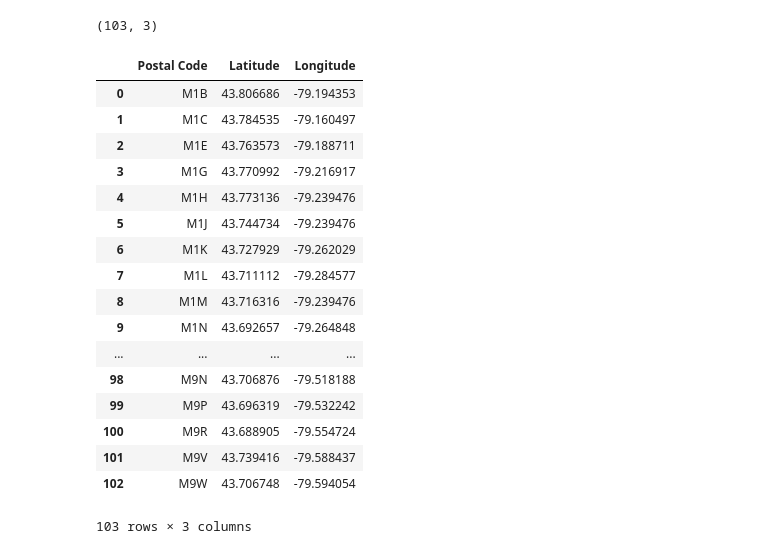
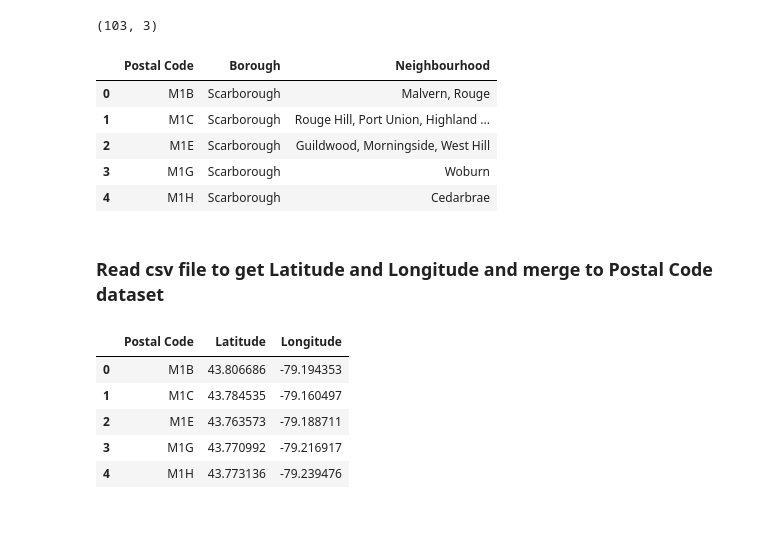
Before and after one commit to Megan-2019/Coursera_Capstone, a Jupyter notebook: Capstone-Week3.ipynb, the cells around one changed output. Cells and saved outputs as stored; diff of their text form; code cells hidden in the pictures; blank space fills up the shorter version.

```diff
--- a/Capstone-Week3.ipynb
+++ b/Capstone-Week3.ipynb
@@ -43,24 +52,24 @@ df.shape
+# %%
+df_postcode = df.groupby(['Postal Code', 'Borough'])['Neighbourhood'].apply(', '.join).reset_index()
+df_postcode.head()
+# %% [output]
+|  | Postal Code | Borough | Neighbourhood |
+| 0 | M1B | Scarborough | Malvern, Rouge |
+| 1 | M1C | Scarborough | Rouge Hill, Port Union, Highland ... |
+| 2 | M1E | Scarborough | Guildwood, Morningside, West Hill |
+| 3 | M1G | Scarborough | Woburn |
+| 4 | M1H | Scarborough | Cedarbrae |
+# %% [markdown]
+### Read csv file to get Latitude and Longitude and merge to Postal Code dataset
 # %%
 df_Lat_Lon=pd.read_csv("Geospatial_Coordinates.csv")
-df_Lat_Lon
+df_Lat_Lon.head()
 # %% [output]
 |  | Postal Code | Latitude | Longitude |
 | 0 | M1B | 43.806686 | -79.194353 |
 | 1 | M1C | 43.784535 | -79.160497 |
 | 2 | M1E | 43.763573 | -79.188711 |
 | 3 | M1G | 43.770992 | -79.216917 |
 | 4 | M1H | 43.773136 | -79.239476 |
-| 5 | M1J | 43.744734 | -79.239476 |
-| 6 | M1K | 43.727929 | -79.262029 |
-| 7 | M1L | 43.711112 | -79.284577 |
-| 8 | M1M | 43.716316 | -79.239476 |
-| 9 | M1N | 43.692657 | -79.264848 |
-| ... | ... | ... | ... |
-| 98 | M9N | 43.706876 | -79.518188 |
-| 99 | M9P | 43.696319 | -79.532242 |
-| 100 | M9R | 43.688905 | -79.554724 |
-| 101 | M9V | 43.739416 | -79.588437 |
-| 102 | M9W | 43.706748 | -79.594054 |
-103 rows × 3 columns
 # %%
 df_merge=pd.merge(left=df,right=df_Lat_Lon,left_on="Postal Code",right_on="Postal Code")
```
Also changed, not shown: parts of 32 cells of this notebook.
